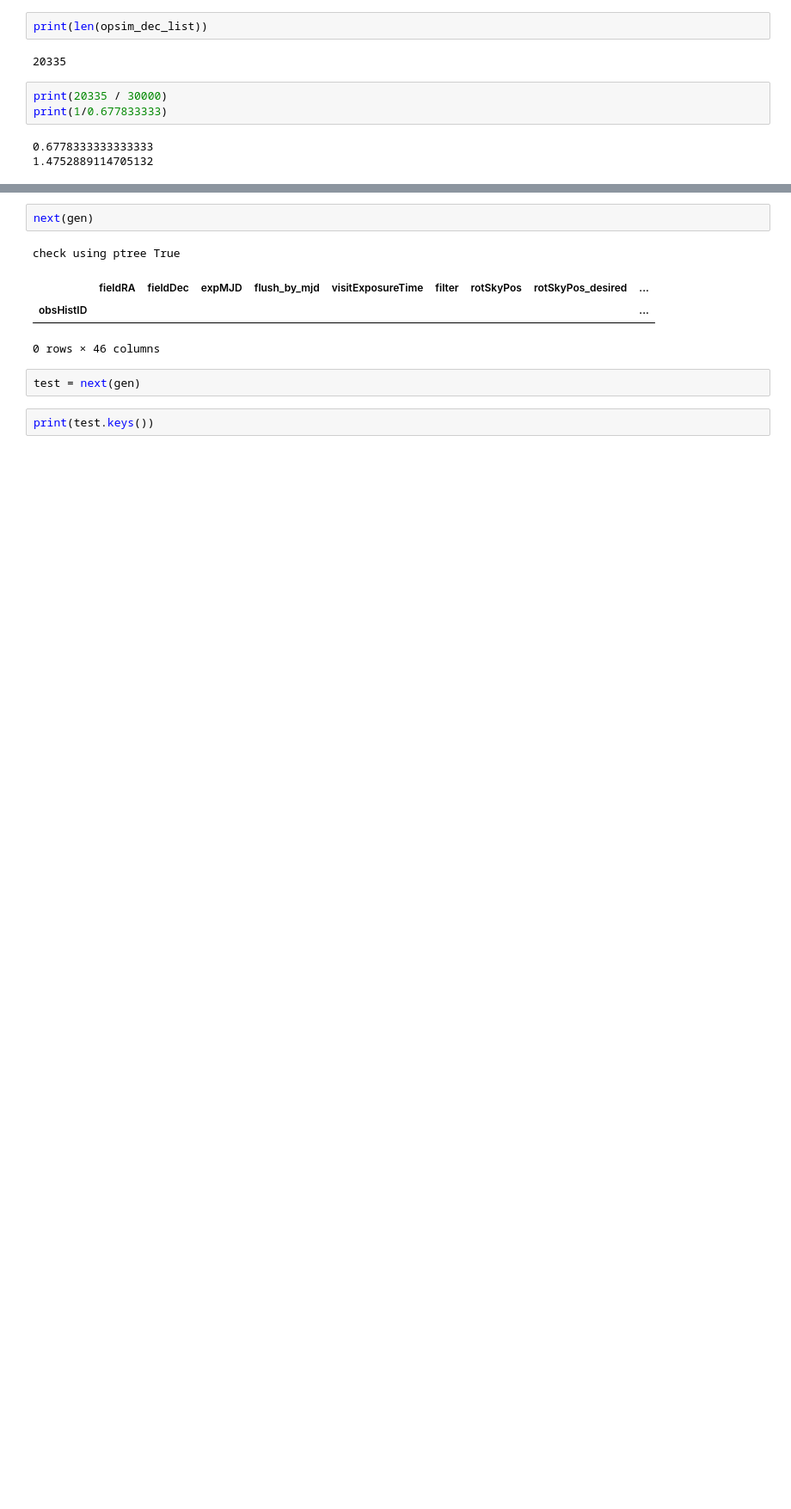
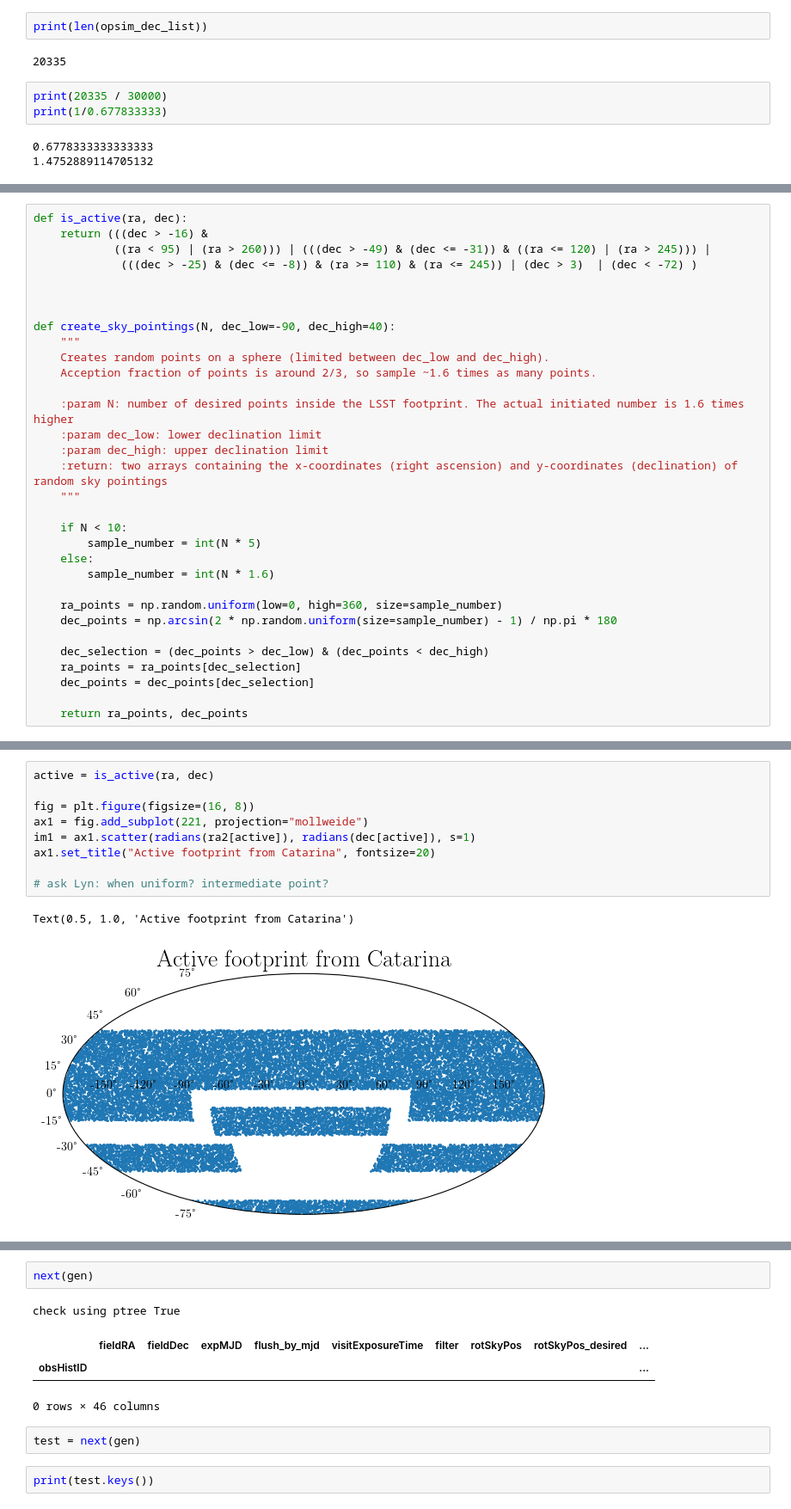
Before and after one commit to Nikki1510/lensed_supernova_simulator_tool, a Jupyter notebook: src/OpSim_Summary.ipynb, the cells around one changed output, grey strips where cells are left out. Shown at 86% size. Cells and saved outputs as stored; diff of their text form; blank space fills up the shorter version.

```diff
--- a/src/OpSim_Summary.ipynb
+++ b/src/OpSim_Summary.ipynb
@@ -150,0 +173,32 @@ print(1/0.677833333)
+# %%
+def is_active(ra, dec):
+    return (((dec > -16) &
+            ((ra < 95) | (ra > 260))) | (((dec > -49) & (dec <= -31)) & ((ra <= 120) | (ra > 245))) |
+             (((dec > -25) & (dec <= -8)) & (ra >= 110) & (ra <= 245)) | (dec > 3)  | (dec < -72) )
+
+
+
+def create_sky_pointings(N, dec_low=-90, dec_high=40):
+    """
+    Creates random points on a sphere (limited between dec_low and dec_high).
+    Acception fraction of points is around 2/3, so sample ~1.6 times as many points.
+
+    :param N: number of desired points inside the LSST footprint. The actual initiated number is 1.6 times higher
+    :param dec_low: lower declination limit
+    :param dec_high: upper declination limit
+    :return: two arrays containing the x-coordinates (right ascension) and y-coordinates (declination) of random sky pointings
+    """
+
+    if N < 10:
+        sample_number = int(N * 5)
+    else:
+        sample_number = int(N * 1.6)
+
+    ra_points = np.random.uniform(low=0, high=360, size=sample_number)
+    dec_points = np.arcsin(2 * np.random.uniform(size=sample_number) - 1) / np.pi * 180
+
+    dec_selection = (dec_points > dec_low) & (dec_points < dec_high)
+    ra_points = ra_points[dec_selection]
+    dec_points = dec_points[dec_selection]
+
+    return ra_points, dec_points
@@ -150,0 +387,12 @@ print(1/0.677833333)
+# %%
+active = is_active(ra, dec)
+
+fig = plt.figure(figsize=(16, 8))
+ax1 = fig.add_subplot(221, projection="mollweide")
+im1 = ax1.scatter(radians(ra2[active]), radians(dec[active]), s=1)
+ax1.set_title("Active footprint from Catarina", fontsize=20)
+
+# ask Lyn: when uniform? intermediate point?
+# %% [output]
+Text(0.5, 1.0, 'Active footprint from Catarina')
+[figure, added]
```
Also changed, not shown: parts of 45 cells of this notebook, 1 other file.
